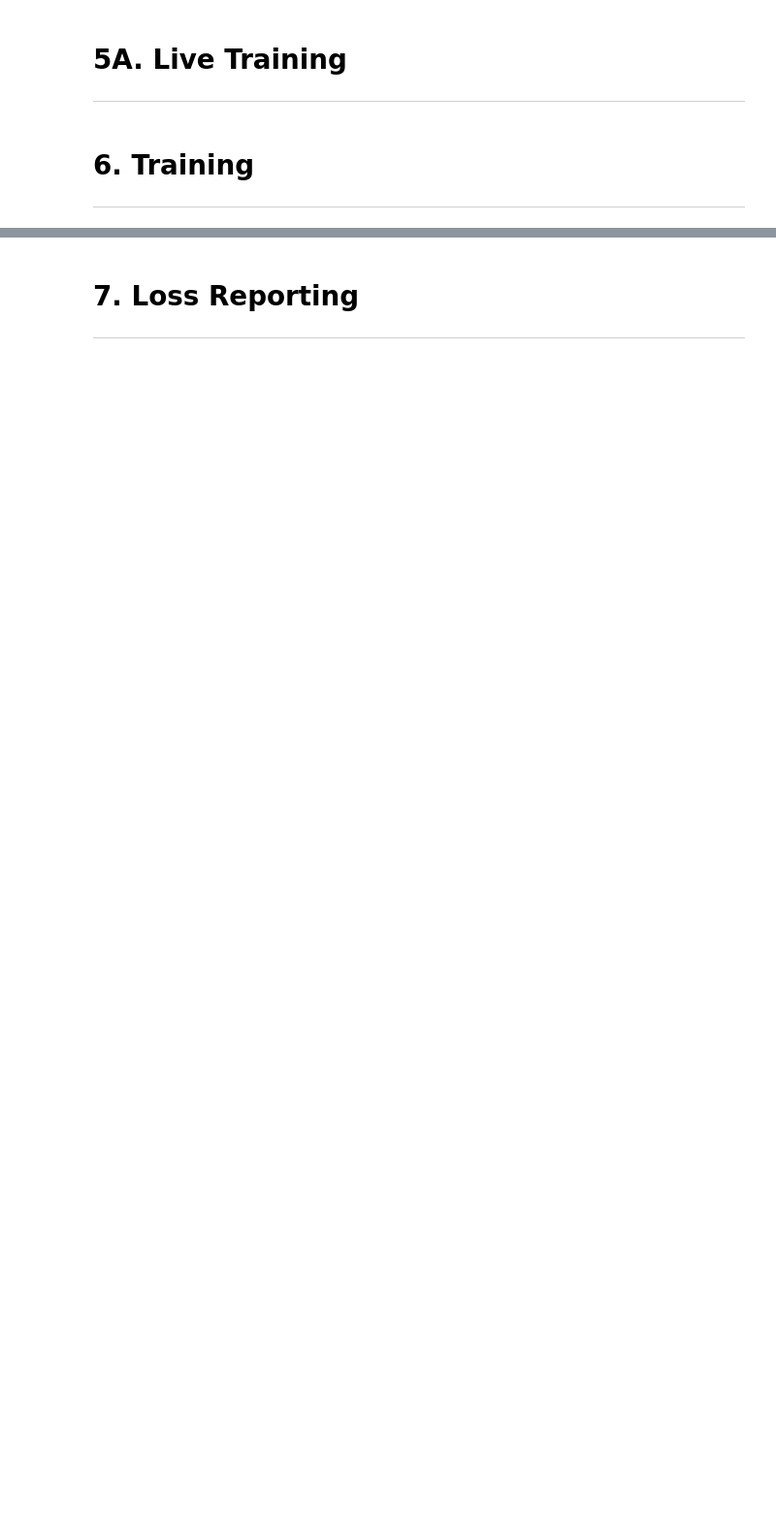
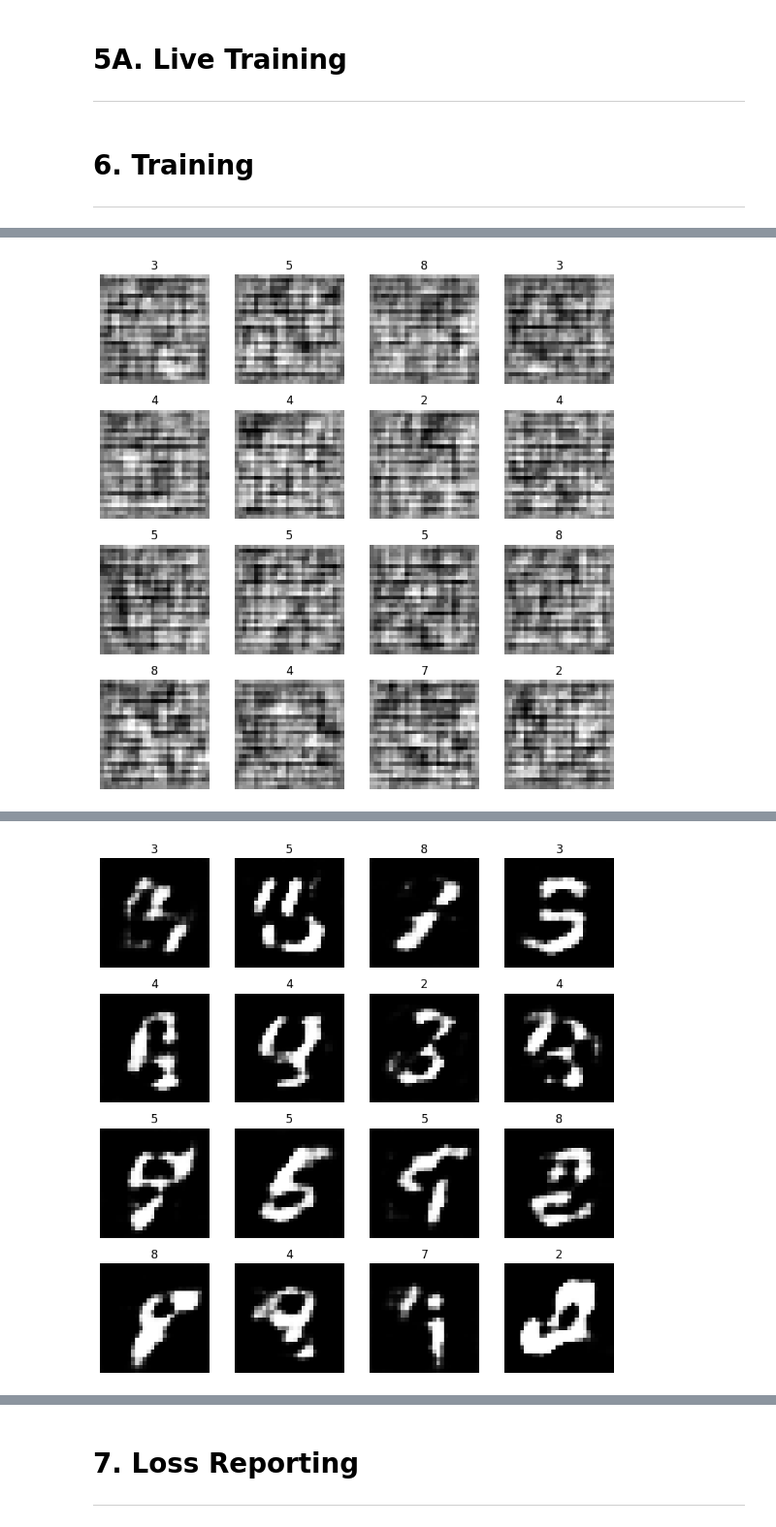
Before and after one commit to logus2k/taap_p1, a Jupyter notebook: drafts/draft_01/draft_01_v2.ipynb, the cells around one changed output, grey strips where cells are left out. Shown at 97% size. Drawn from its saved outputs; the diff is of its cells as text; code cells hidden in the pictures; blank space fills up the shorter version.

Commit message:
V2 with support to wgan-gp

```diff
--- a/drafts/draft_01/draft_01_v2.ipynb
+++ b/drafts/draft_01/draft_01_v2.ipynb
@@ -44,8 +46,23 @@ NUM_CLASSES = 10
 NUM_STEPS = 15005
 SAVE_INTERVAL = 1000
 
-# Loss function strategy: "bce", "lsgan", "hinge", "wgan"
-LOSS_STRATEGY = "bce"
+# Loss function strategy: "bce", "lsgan", "hinge", "wgan-gp"
+LOSS_STRATEGY = "wgan-gp"
+
+# TTUR: Two Time-Scale Update Rule
+# D learns faster than G, so we use different learning rates
+LR_D = 4e-4  # Discriminator learning rate
+LR_G = 1e-4  # Generator learning rate (4x slower)
+
+# Adam betas optimized for GAN training
+# Lower β1 (0.5 vs default 0.9) reduces momentum, stabilizes adversarial updates
+ADAM_BETAS = (0.5, 0.999)
+
+# Label smoothing for BCE/LSGAN (use 0.9 instead of 1.0 for real labels)
+LABEL_SMOOTHING_REAL = 0.9
+
+# WGAN-GP: number of critic steps per generator step
+N_CRITIC = 5
 
 MODEL_OUTPUT_PATH = "model/"
 D_MODEL_NAME = "D_DRAFT_01"
@@ -370,7 +513,7 @@ def plot_image(images, labels, rows, cols):
 
 
 def train_model():
-    # Fixed test noise and labels — used every SAVE_INTERVAL to visualize progress
+    # Fixed test noise and labels
     samples_test = torch.randn(16, LATENT_DIM, device=device)
     labels_test = torch.randint(0, 10, (16, 1), device=device)
 
@@ -379,36 +522,48 @@ def train_model():
     # Create an infinite iterator over the DataLoader
     data_iter = iter(train_loader)
 
+    # Get n_critic from strategy
+    n_critic = loss_strategy.n_critic
+
+    # Initialize variable
+    d_loss = torch.tensor(0.0)
+
     for step in range(NUM_STEPS):
 
-        # --- Get a real batch from DataLoader ---
-        try:
-            real_imgs, batch_labels = next(data_iter)
-        except StopIteration:
-            data_iter = iter(train_loader)
-            real_imgs, batch_labels = next(data_iter)
+        # --- Train Discriminator (n_critic times) ---
+        for _ in range(n_critic):
+            # Get a real batch
+            try:
+                real_imgs, batch_labels = next(data_iter)
+            except StopIteration:
+                data_iter = iter(train_loader)
+                real_imgs, batch_labels = next(data_iter)
 
-        real_imgs = real_imgs.to(device)
-        batch_labels = batch_labels.unsqueeze(1).to(device)
+            real_imgs = real_imgs.to(device)
+            batch_labels = batch_labels.unsqueeze(1).to(device)
 
-        # --- Generate fake images ---
-        noise = torch.randn(BATCH_SIZE, LATENT_DIM, device=device)
-        fake_imgs = g_model(noise, batch_labels)
+            # Generate fake images
+            noise = torch.randn(BATCH_SIZE, LATENT_DIM, device=device)
+            fake_imgs = g_model(noise, batch_labels)
 
-        # --- Train Discriminator ---
-        optimizer_d.zero_grad()
+            # D forward pass
+            optimizer_d.zero_grad()
 
-        d_real_out = d_model(real_imgs, batch_labels)
-        d_loss_real = loss_strategy.d_loss_real(d_real_out)
+            d_real_out = d_model(real_imgs, batch_labels)
+            d_loss_real = loss_strategy.d_loss_real(d_real_out)
 
-        d_fake_out = d_model(fake_imgs.detach(), batch_labels)
-        d_loss_fake = loss_strategy.d_loss_fake(d_fake_out)
+            d_fake_out = d_model(fake_imgs.detach(), batch_labels)
+            d_loss_fake = loss_strategy.d_loss_fake(d_fake_out)
 
-        d_loss = 0.5 * (d_loss_real + d_loss_fake)
-        d_loss.backward()
-        optimizer_d.step()
+            # Gradient penalty
+            gp = loss_strategy.gradient_penalty(real_imgs, fake_imgs.detach(), batch_labels)
 
-        # --- Train Generator ---
+            # Compute total D loss using strategy-specific formula
+            d_loss = loss_strategy.compute_d_loss(d_loss_real, d_loss_fake, gp)
+            d_loss.backward()
+            optimizer_d.step()
+
+        # --- Train Generator (1 time) ---
         optimizer_g.zero_grad()
 
         z = torch.randn(BATCH_SIZE, LATENT_DIM, device=device)
@@ -443,3 +598,4 @@ losses = train_model()
 
 if LIVE_MONITOR:
     emit_done()
+# %% [output]
@@ -445,0 +603 @@ if LIVE_MONITOR:
+[figure, added]
@@ -445,0 +605 @@ if LIVE_MONITOR:
+[figure, added]
```
Also changed, not shown: parts of 15 cells of this notebook, 3 other files.
